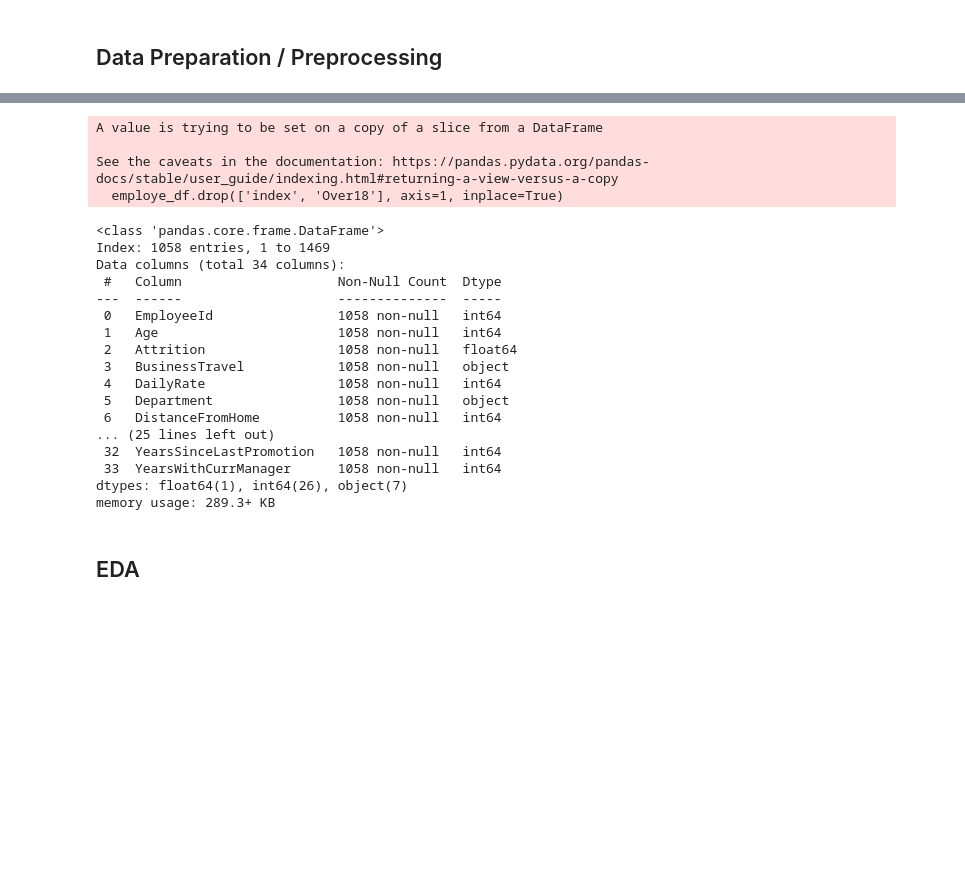
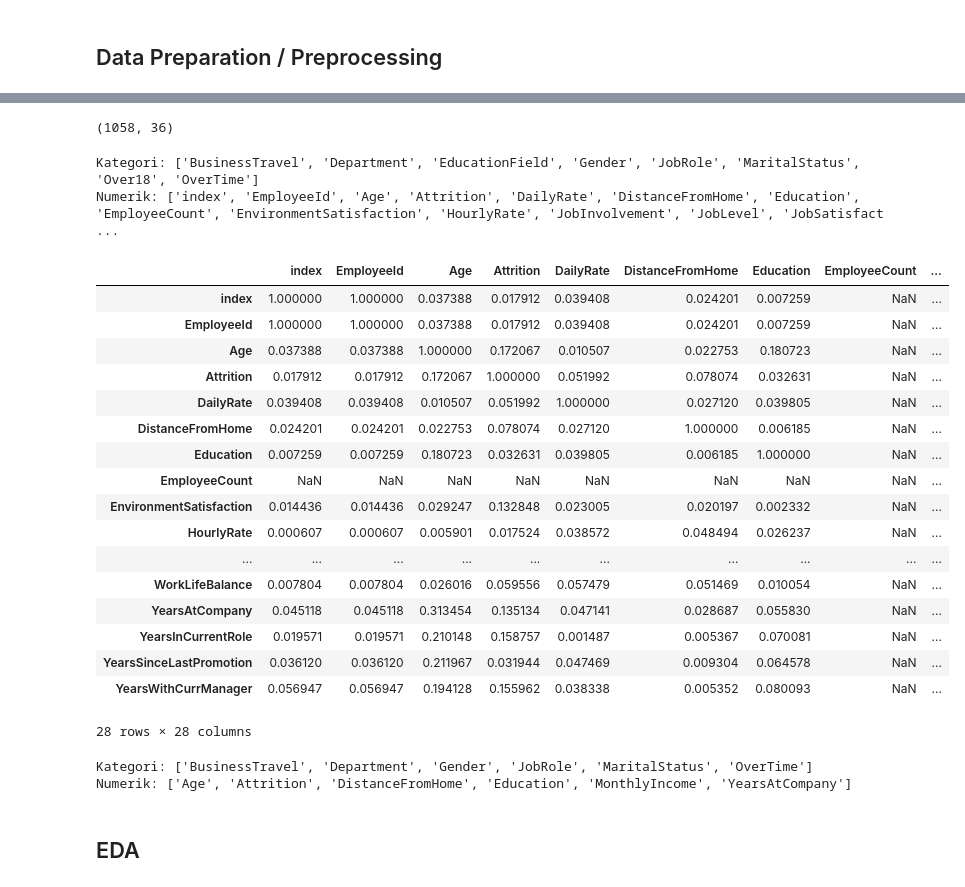
Before and after one commit to yudis2/BPDS, a Jupyter notebook: notebook.ipynb, the cells around one changed output, grey strips where cells are left out. Drawn from its saved outputs; the diff is of its cells as text; code cells hidden in the pictures; blank space fills up the shorter version.

```diff
--- a/notebook.ipynb
+++ b/notebook.ipynb
@@ -95,27 +75,0 @@ memory usage: 305.8+ KB
-# %%
-employe_df.drop(['index', 'Over18'], axis=1, inplace=True)
-# %% [output]
-A value is trying to be set on a copy of a slice from a DataFrame
-
-See the caveats in the documentation: https://pandas.pydata.org/pandas-docs/stable/user_guide/indexing.html#returning-a-view-versus-a-copy
-  employe_df.drop(['index', 'Over18'], axis=1, inplace=True)
-# %%
-employe_df.info()
-# %% [output]
-<class 'pandas.core.frame.DataFrame'>
-Index: 1058 entries, 1 to 1469
-Data columns (total 34 columns):
- #   Column                    Non-Null Count  Dtype
----  ------                    --------------  -----
- 0   EmployeeId                1058 non-null   int64
- 1   Age                       1058 non-null   int64
- 2   Attrition                 1058 non-null   float64
- 3   BusinessTravel            1058 non-null   object
- 4   DailyRate                 1058 non-null   int64
- 5   Department                1058 non-null   object
- 6   DistanceFromHome          1058 non-null   int64
-... (25 lines left out)
- 32  YearsSinceLastPromotion   1058 non-null   int64
- 33  YearsWithCurrManager      1058 non-null   int64
-dtypes: float64(1), int64(26), object(7)
-memory usage: 289.3+ KB
@@ -121,0 +78,36 @@ memory usage: 289.3+ KB
+# %%
+df.shape
+# %% [output]
+(1058, 36)
+# %%
+from sklearn.compose import make_column_selector as selector
+cat_cols = selector(dtype_include="object")(df)
+num_cols = selector(dtype_exclude="object")(df)
+
+print("Kategori:", cat_cols)
+print("Numerik:", num_cols)
+# %% [output]
+Kategori: ['BusinessTravel', 'Department', 'EducationField', 'Gender', 'JobRole', 'MaritalStatus', 'Over18', 'OverTime']
+Numerik: ['index', 'EmployeeId', 'Age', 'Attrition', 'DailyRate', 'DistanceFromHome', 'Education', 'EmployeeCount', 'EnvironmentSatisfaction', 'HourlyRate', 'JobInvolvement', 'JobLevel', 'JobSatisfact ...
+# %%
+corr_matrix = df[num_cols].corr().abs()
+corr_matrix
+# %% [output]
+|  | index | EmployeeId | Age | Attrition | DailyRate | DistanceFromHome | Education | EmployeeCount | ... |
+| index | 1.000000 | 1.000000 | 0.037388 | 0.017912 | 0.039408 | 0.024201 | 0.007259 | NaN | ... |
+| EmployeeId | 1.000000 | 1.000000 | 0.037388 | 0.017912 | 0.039408 | 0.024201 | 0.007259 | NaN | ... |
+| Age | 0.037388 | 0.037388 | 1.000000 | 0.172067 | 0.010507 | 0.022753 | 0.180723 | NaN | ... |
+| Attrition | 0.017912 | 0.017912 | 0.172067 | 1.000000 | 0.051992 | 0.078074 | 0.032631 | NaN | ... |
+| DailyRate | 0.039408 | 0.039408 | 0.010507 | 0.051992 | 1.000000 | 0.027120 | 0.039805 | NaN | ... |
+| DistanceFromHome | 0.024201 | 0.024201 | 0.022753 | 0.078074 | 0.027120 | 1.000000 | 0.006185 | NaN | ... |
+| Education | 0.007259 | 0.007259 | 0.180723 | 0.032631 | 0.039805 | 0.006185 | 1.000000 | NaN | ... |
+| EmployeeCount | NaN | NaN | NaN | NaN | NaN | NaN | NaN | NaN | ... |
+| EnvironmentSatisfaction | 0.014436 | 0.014436 | 0.029247 | 0.132848 | 0.023005 | 0.020197 | 0.002332 | NaN | ... |
+| HourlyRate | 0.000607 | 0.000607 | 0.005901 | 0.017524 | 0.038572 | 0.048494 | 0.026237 | NaN | ... |
+| ... | ... | ... | ... | ... | ... | ... | ... | ... | ... |
+| WorkLifeBalance | 0.007804 | 0.007804 | 0.026016 | 0.059556 | 0.057479 | 0.051469 | 0.010054 | NaN | ... |
+| YearsAtCompany | 0.045118 | 0.045118 | 0.313454 | 0.135134 | 0.047141 | 0.028687 | 0.055830 | NaN | ... |
+| YearsInCurrentRole | 0.019571 | 0.019571 | 0.210148 | 0.158757 | 0.001487 | 0.005367 | 0.070081 | NaN | ... |
+| YearsSinceLastPromotion | 0.036120 | 0.036120 | 0.211967 | 0.031944 | 0.047469 | 0.009304 | 0.064578 | NaN | ... |
+| YearsWithCurrManager | 0.056947 | 0.056947 | 0.194128 | 0.155962 | 0.038338 | 0.005352 | 0.080093 | NaN | ... |
+28 rows × 28 columns
@@ -122,2 +118,11 @@ memory usage: 289.3+ KB
+# %%
+cat_cols = selector(dtype_include="object")(df)
+num_cols = selector(dtype_exclude="object")(df)
+
+print("Kategori:", cat_cols)
+print("Numerik:", num_cols)
+# %% [output]
+Kategori: ['BusinessTravel', 'Department', 'Gender', 'JobRole', 'MaritalStatus', 'OverTime']
+Numerik: ['Age', 'Attrition', 'DistanceFromHome', 'Education', 'MonthlyIncome', 'YearsAtCompany']
 # %% [markdown]
 ## EDA
```
Also changed, not shown: parts of 30 cells of this notebook.
